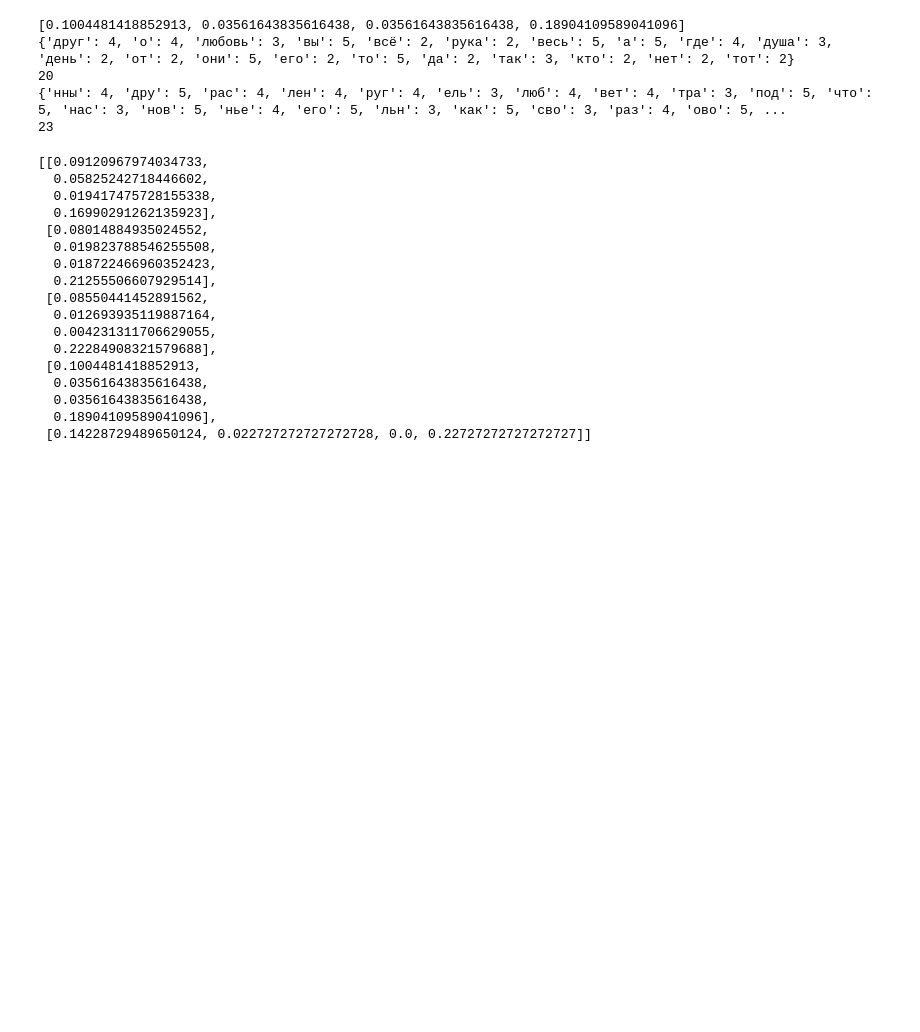
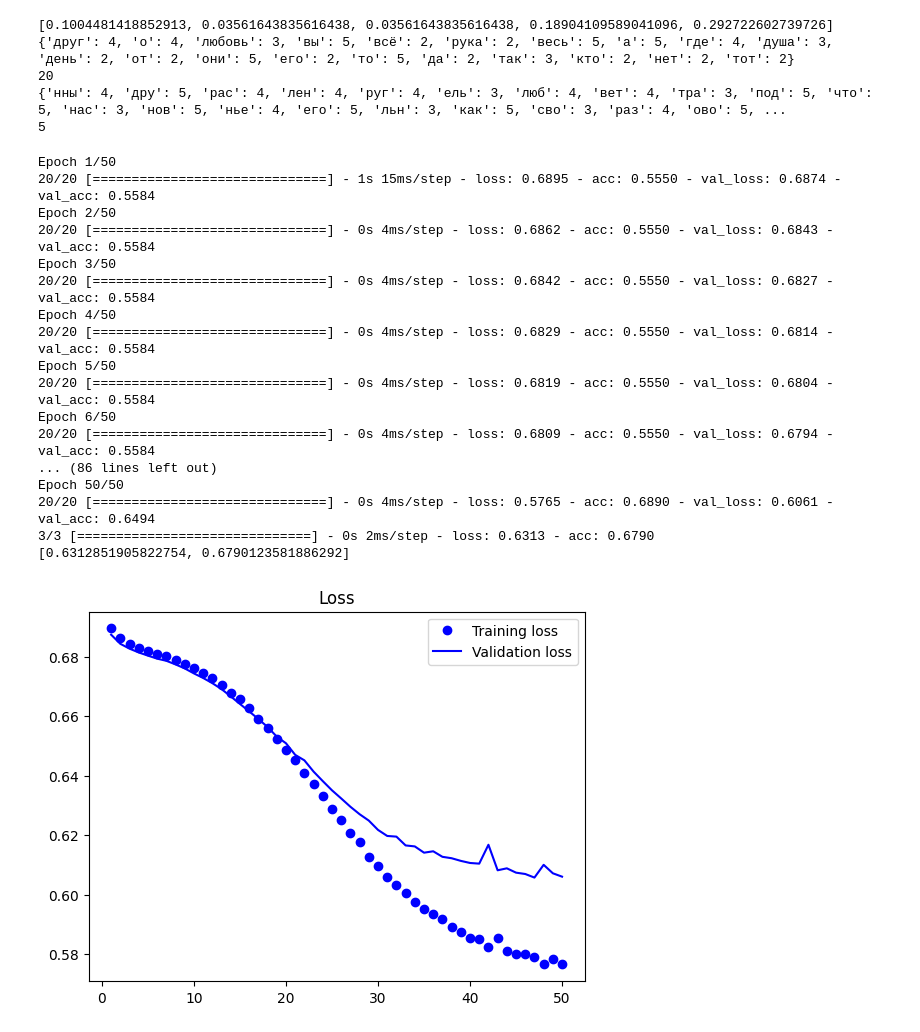
Before and after one commit to gudkovst/Analysis-Pushkin-style, a Jupyter notebook: example.ipynb, the cells around one changed output. Saved outputs shown, nothing was run; the diff lists cells and outputs as text; code cells hidden in the pictures; blank space fills up the shorter version.

```diff
--- a/example.ipynb
+++ b/example.ipynb
@@ -1,10 +1,10 @@
 # %%
 from main_extractor import *
-from text_feature import *
+from utils.text_feature import *
 from utils.dict_lib import *
 
 fs = [TextFeature("rank", "mean_key"), TextFeature("words", "select_keys_proportion", args=("я", "ты")),
-      TextFeature("parts", "select_keys_proportion", args=("VERB",))]
+      TextFeature("parts", "select_keys_proportion", args=("VERB",)), TextFeature("len_words", "mean_key", args=(16,))]
 
 d = text2fеatures("1813\\3", fs)
 print(d)
@@ -15,31 +15,53 @@ print(len(d))
 
 d = important_feature("n_grams_letter", n_top=40, rang=(3, 5))
 print(d)
-print(len(d))
+print(count_features(fs))
 # %% [output]
-[0.1004481418852913, 0.03561643835616438, 0.03561643835616438, 0.18904109589041096]
+[0.1004481418852913, 0.03561643835616438, 0.03561643835616438, 0.18904109589041096, 0.292722602739726]
 {'друг': 4, 'о': 4, 'любовь': 3, 'вы': 5, 'всё': 2, 'рука': 2, 'весь': 5, 'а': 5, 'где': 4, 'душа': 3, 'день': 2, 'от': 2, 'они': 5, 'его': 2, 'то': 5, 'да': 2, 'так': 3, 'кто': 2, 'нет': 2, 'тот': 2}
 20
 {'нны': 4, 'дру': 5, 'рас': 4, 'лен': 4, 'руг': 4, 'ель': 3, 'люб': 4, 'вет': 4, 'тра': 3, 'под': 5, 'что': 5, 'нас': 3, 'нов': 5, 'нье': 4, 'его': 5, 'льн': 3, 'как': 5, 'сво': 3, 'раз': 4, 'ово': 5, ...
-23
+5
 # %%
-d = period2features(['1813'], fs)
-d
+from models.data import *
+from periods import *
+
+fs = [TextFeature("len_words", "mean_key", args=(16,)), TextFeature("homogeneity", "mean_key", args=(100,)), TextFeature("rank", "mean_key"),
+      TextFeature("words", "select_keys_proportion", args=("любовь", "что", "друг", "они")),
+      TextFeature("parts", "select_keys_proportion", args=("PRON", "ADP", "ADV")),
+      TextFeature("rels", "select_keys_proportion", args=("advmod", "conj", "amod")),
+      TextFeature("n_grams_letter", "select_keys_proportion", args=("ной", "енн", "ень", "его", "как")),
+      TextFeature("n_grams_word", "select_keys_proportion", args=("что же",))]
+
+per1 = sum(periods[:3], [])
+per2 = sum(periods[3:], [])
+pers = [per1, per2]
+
+data = get_data(pers, fs, [0, 1], train_part=0.8, val_part=0.1)
-# %% [output]
-[[0.09120967974034733,
-  0.05825242718446602,
-  0.019417475728155338,
-  0.16990291262135923],
- [0.08014884935024552,
-  0.019823788546255508,
-  0.018722466960352423,
-  0.21255506607929514],
- [0.08550441452891562,
-  0.012693935119887164,
-  0.004231311706629055,
-  0.22284908321579688],
- [0.1004481418852913,
-  0.03561643835616438,
-  0.03561643835616438,
-  0.18904109589041096],
- [0.14228729489650124, 0.022727272727272728, 0.0, 0.22727272727272727]]
+# %%
+from models.fit import fit
+from models.models import get_model1
+from utils.text_feature import count_features
+
+epochs = 50
+model = get_model1(count_features(fs))
+fit(model, data, epochs)
+# %% [output]
+Epoch 1/50
+20/20 [==============================] - 1s 15ms/step - loss: 0.6895 - acc: 0.5550 - val_loss: 0.6874 - val_acc: 0.5584
+Epoch 2/50
+20/20 [==============================] - 0s 4ms/step - loss: 0.6862 - acc: 0.5550 - val_loss: 0.6843 - val_acc: 0.5584
+Epoch 3/50
+20/20 [==============================] - 0s 4ms/step - loss: 0.6842 - acc: 0.5550 - val_loss: 0.6827 - val_acc: 0.5584
+Epoch 4/50
+20/20 [==============================] - 0s 4ms/step - loss: 0.6829 - acc: 0.5550 - val_loss: 0.6814 - val_acc: 0.5584
+Epoch 5/50
+20/20 [==============================] - 0s 4ms/step - loss: 0.6819 - acc: 0.5550 - val_loss: 0.6804 - val_acc: 0.5584
+Epoch 6/50
+20/20 [==============================] - 0s 4ms/step - loss: 0.6809 - acc: 0.5550 - val_loss: 0.6794 - val_acc: 0.5584
+... (86 lines left out)
+Epoch 50/50
+20/20 [==============================] - 0s 4ms/step - loss: 0.5765 - acc: 0.6890 - val_loss: 0.6061 - val_acc: 0.6494
+3/3 [==============================] - 0s 2ms/step - loss: 0.6313 - acc: 0.6790
+[0.6312851905822754, 0.6790123581886292]
+[figure, added]
```
Also changed, not shown: parts of 2 cells of this notebook, 2 other files.
